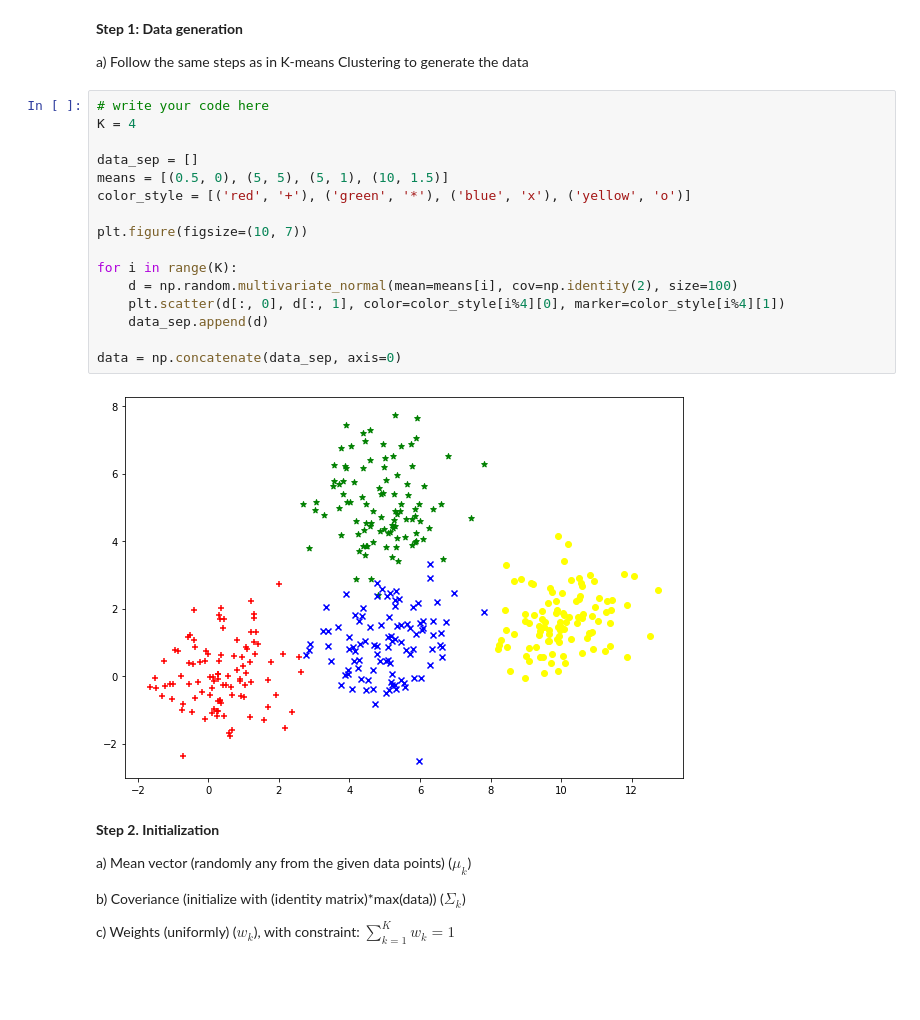
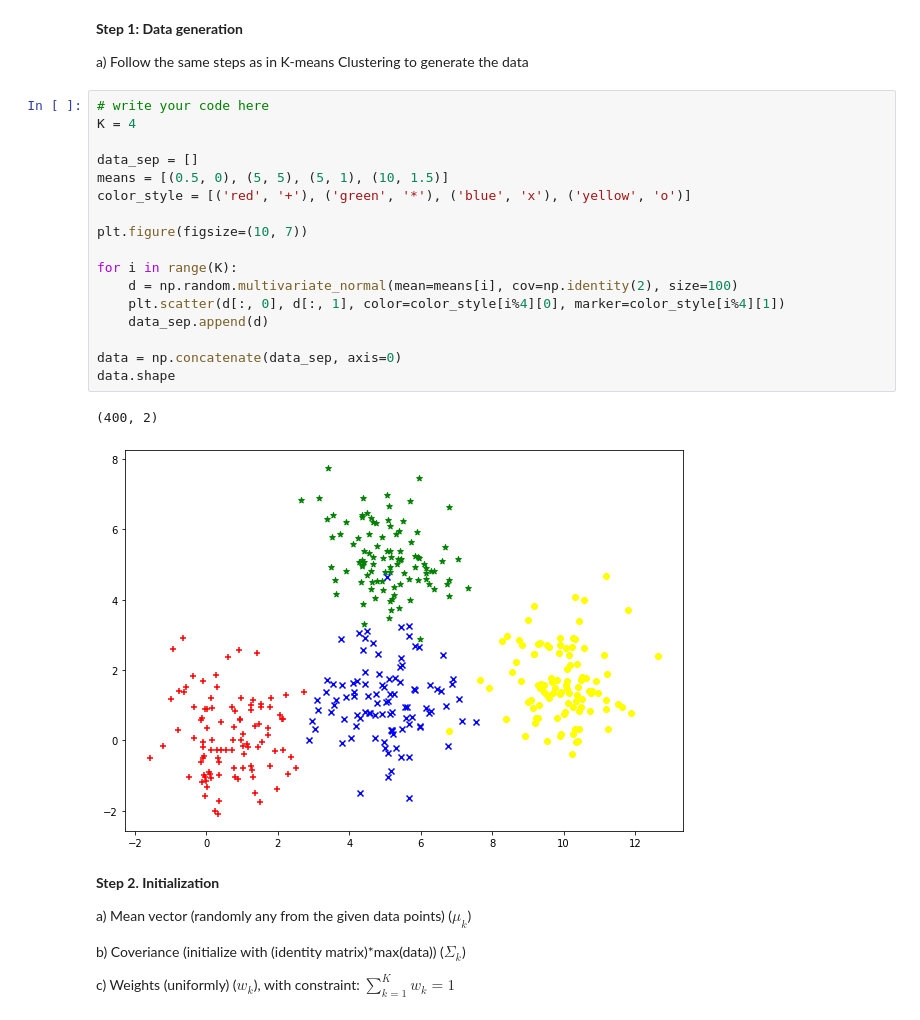
Before and after one commit to shashankp28/PRML-Lab-22, a Jupyter notebook: Assignment_4/Lab_4_Clustering_Part_1.ipynb, the cells around one changed output. Cells and saved outputs as stored; diff of their text form; blank space fills up the shorter version.

```diff
--- a/Assignment_4/Lab_4_Clustering_Part_1.ipynb
+++ b/Assignment_4/Lab_4_Clustering_Part_1.ipynb
@@ -188,21 +204,23 @@ a) Follow the same steps as in K-means Clustering to generate the data
 # %%
 # write your code here
 K = 4
 
 data_sep = []
 means = [(0.5, 0), (5, 5), (5, 1), (10, 1.5)]
 color_style = [('red', '+'), ('green', '*'), ('blue', 'x'), ('yellow', 'o')]
 
 plt.figure(figsize=(10, 7))
 
 for i in range(K):
     d = np.random.multivariate_normal(mean=means[i], cov=np.identity(2), size=100)
     plt.scatter(d[:, 0], d[:, 1], color=color_style[i%4][0], marker=color_style[i%4][1])
     data_sep.append(d)
 
 data = np.concatenate(data_sep, axis=0)
+data.shape
 # %% [output]
+(400, 2)
-[figure, old version]
+[figure, new version]
 # %% [markdown]
 **Step 2. Initialization**
 
```
Also changed, not shown: parts of 5 cells of this notebook.
